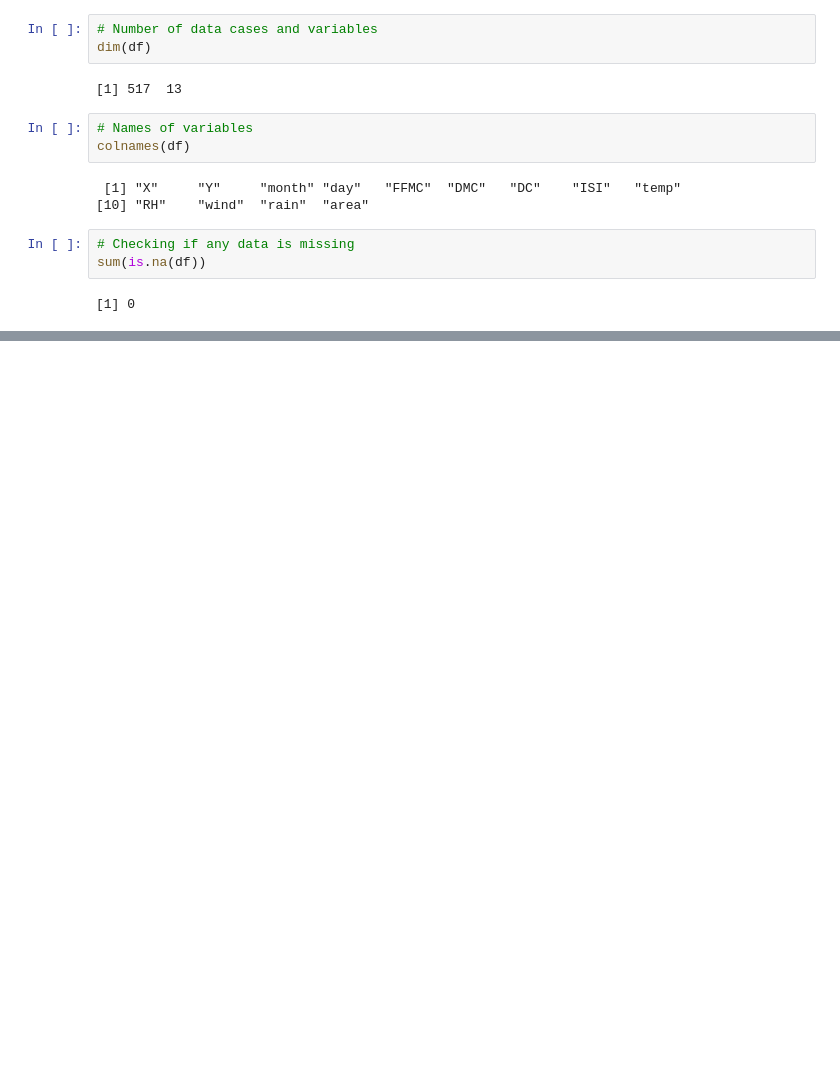
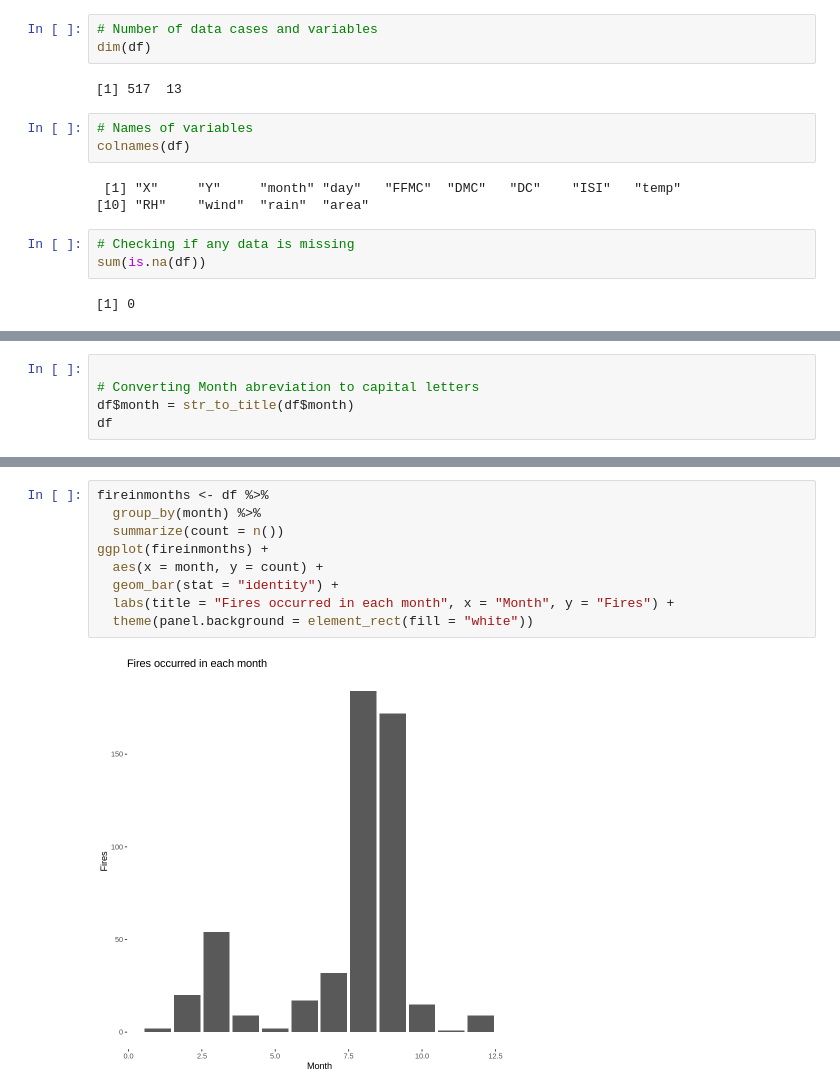
Before and after one commit to masp42/integrate_CA, a Jupyter notebook: Marcelo_Pugliesi_Mohamed_AI_DV_DP_ICA.ipynb, the cells around one changed output, grey strips where cells are left out. Cells and saved outputs as stored; diff of their text form; blank space fills up the shorter version.

```diff
--- a/Marcelo_Pugliesi_Mohamed_AI_DV_DP_ICA.ipynb
+++ b/Marcelo_Pugliesi_Mohamed_AI_DV_DP_ICA.ipynb
@@ -33,0 +84,5 @@ ggplot(df, aes(x = area)) +
+# %%
+
+# Converting Month abreviation to capital letters
+df$month = str_to_title(df$month)
+df
@@ -33,0 +135,11 @@ ggplot(df, aes(x = area)) +
+# %%
+fireinmonths <- df %>%
+  group_by(month) %>%
+  summarize(count = n())
+ggplot(fireinmonths) +
+  aes(x = month, y = count) +
+  geom_bar(stat = "identity") +
+  labs(title = "Fires occurred in each month", x = "Month", y = "Fires") +
+  theme(panel.background = element_rect(fill = "white"))
+# %% [output]
+[figure, added]
```
Also changed, not shown: parts of 8 cells of this notebook.
